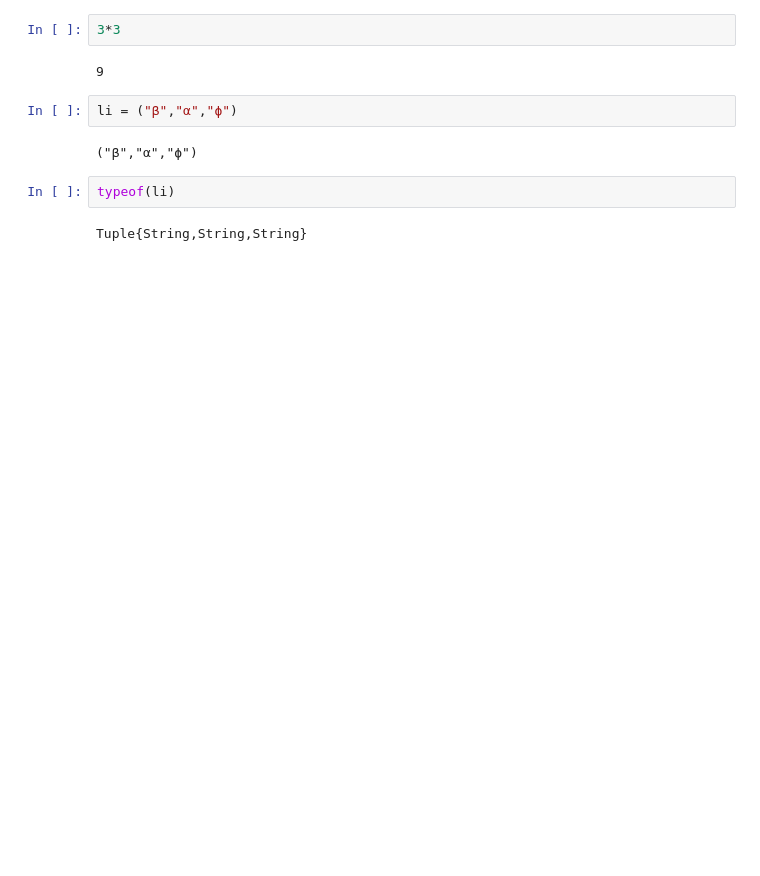
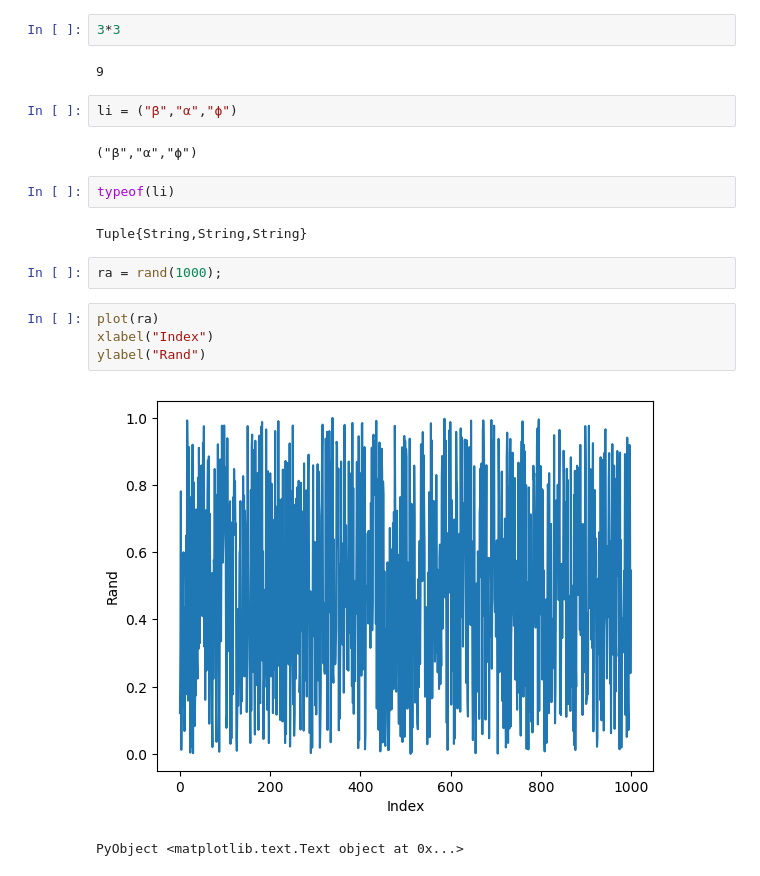
Before and after one commit to vhmar/Taller-I, a Jupyter notebook: TallerUMDI.ipynb, the cells around one changed output. Saved outputs shown, nothing was run; the diff lists cells and outputs as text; blank space fills up the shorter version.

Commit message:
Add Plot

```diff
--- a/TallerUMDI.ipynb
+++ b/TallerUMDI.ipynb
@@ -39,3 +41,12 @@ li = ("β","α","ϕ")
 typeof(li)
 # %% [output]
 Tuple{String,String,String}
+# %%
+ra = rand(1000);
+# %%
+plot(ra)
+xlabel("Index")
+ylabel("Rand")
+# %% [output]
+[figure, added]
+PyObject <matplotlib.text.Text object at 0x...>
```
Also changed, not shown: parts of 2 cells of this notebook.
